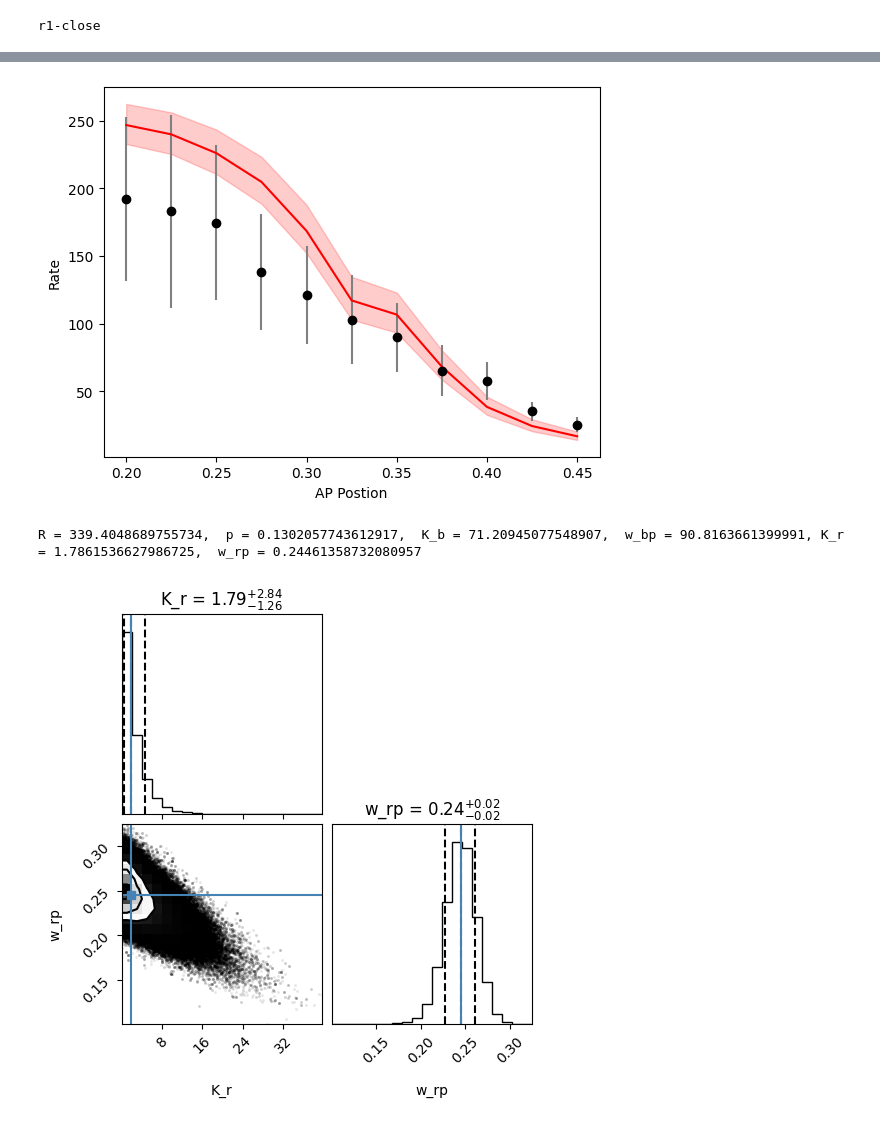
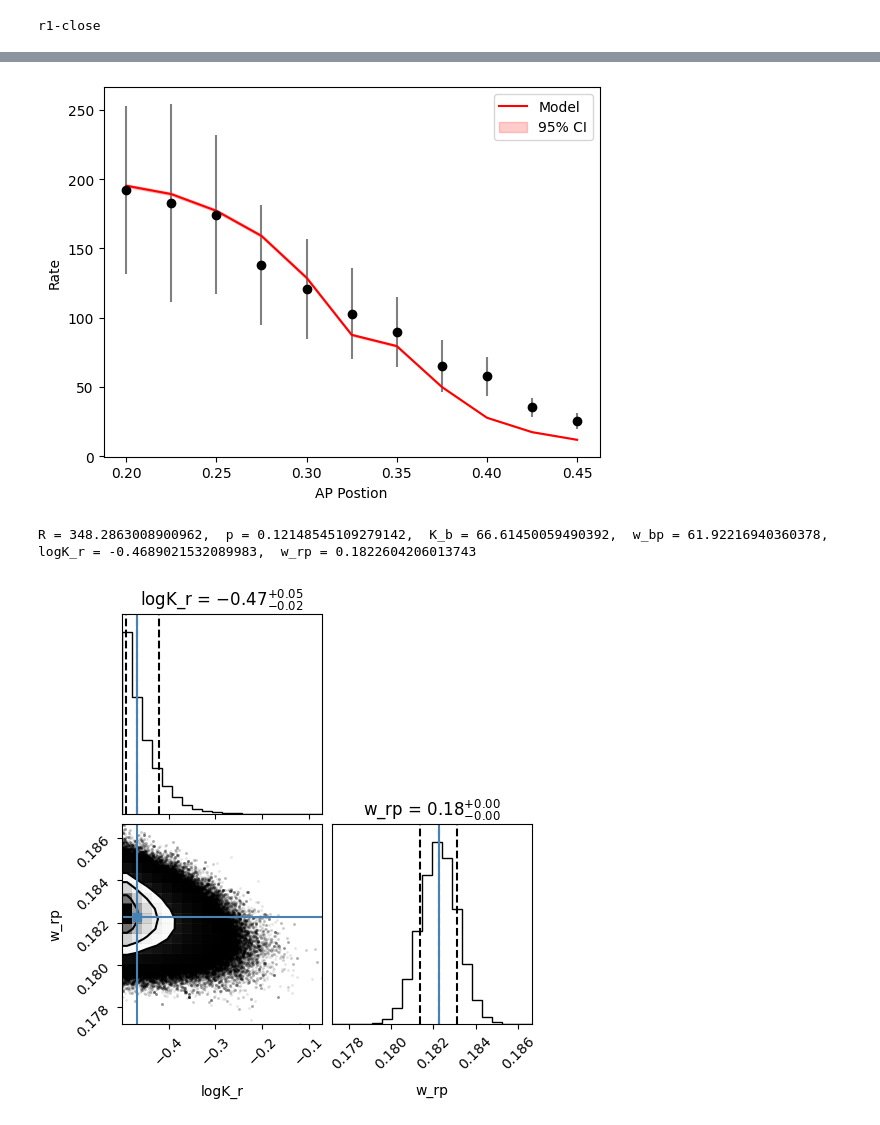
Before and after one commit to yangjun9095/OpposingGradients_Analysis, a Jupyter notebook: PythonMCMC_OppGrad/MCMC_1BS.ipynb, the cells around one changed output, grey strips where cells are left out. Cells and saved outputs as stored; diff of their text form; code cells hidden in the pictures.

Commit message:
Added walker graphs

```diff
--- a/PythonMCMC_OppGrad/MCMC_1BS.ipynb
+++ b/PythonMCMC_OppGrad/MCMC_1BS.ipynb
@@ -60,10 +60,10 @@ r1-close
 # %%
 # Define the model function
 def model_1bs(theta, theta_fixed, Bcd, Runt):
-    K_r, w_rp = theta
+    logK_r, w_rp = theta
     R, p, K_b, w_bp = theta_fixed
     b = Bcd/K_b
-    r = Runt/K_r
+    r = Runt/(10**logK_r)
     Z = 1 + (b**6) + r + r*(b**6) + p + (b**6)*p*w_bp+ r*p*w_rp + r*(b**6)*p*w_bp*w_rp
     return R*((p + (b**6)*p*w_bp+ r*p*w_rp + r*(b**6)*p*w_bp*w_rp)/Z)
 
@@ -75,21 +75,26 @@ def model_1bs_null(theta, theta_fixed, Bcd, Runt):
 
 
 # Define the log-likelihood function
+# def log_likelihood(theta, model, theta_fixed, Bcd, Runt, Rate, Rate_err):
+#     model_Rate = model(theta, theta_fixed, Bcd, Runt)
+#     sigma2 = Rate_err ** 2
+#     return -0.5 * np.sum(((Rate - model_Rate)**2)/sigma2 + np.log(sigma2))
+# Defin the log-likehood function
 def log_likelihood(theta, model, theta_fixed, Bcd, Runt, Rate, Rate_err):
     model_Rate = model(theta, theta_fixed, Bcd, Runt)
     sigma2 = Rate_err ** 2
-    return -0.5 * np.sum(((Rate - model_Rate)**2)/sigma2 + np.log(sigma2))
+    return -0.5 * np.sum(((Rate - model_Rate)**2))
 
 # Define the log-prior function
 def log_prior_1bs_null(theta):
     R, p, K_b, w_bp = theta
-    if (50 < R < 419) and (0.0001 < p < 0.4) and (0 < K_b < 90) and (5 < w_bp < 150):
+    if (50 < R < 419) and (0.0001 < p < 0.4) and (60 < K_b < 90) and (20 < w_bp < 90):
         return 0.0
     else:
         return -np.inf
 def log_prior_1bs(theta):
-    K_r, w_rp = theta
-    if (0.1 < K_r < 10**3) and (0 < w_rp < 1.2):
+    logK_r, w_rp = theta
+    if (-0.5 < logK_r < 1) and (0 < w_rp < 1.2):
         return 0.0
     else:
         return -np.inf
@@ -112,14 +117,14 @@ def log_posterior_1bs(theta, model, theta_fixed, Bcd, Runt, Rate, Rate_err):
 # Set up the sampler
 ndim = 4
 nwalkers = 200
-theta0 = [100, 0.1, 10, 50] #original theta0 from looking at files
+theta0 = [100, 0.1, 70, 60] #original theta0 from looking at files
 #theta0 = [350, 0.1, 70, 60]
 
 # R, p, K_b, w_bp, K_r, w_rp
 cov = np.diag([1, 0.01, 0.1, 1]) # Covariance matrix
 move = emcee.moves.GaussianMove(cov)
 
-pos = [theta0 + 1e-4*np.random.randn(ndim) for i in range(nwalkers)]
+pos = [theta0 + [1, 0.01, 0.1, 1]*np.random.randn(ndim) for i in range(nwalkers)]
 sampler = emcee.EnsembleSampler(nwalkers, ndim, log_posterior_1bs_null,
                                 args=(model_1bs_null, [], Bcd, Runt, Rate_null_mean, Rate_null_err))
 
@@ -176,7 +192,7 @@ plt.show()
 # Set up the sampler
 ndim = 2
 nwalkers = 200
-theta0 = [5, 0.5]
+theta0 = [0, 0.5]
 theta_fixed = theta_nullParams # Get Runt Null paremeters from previous cell
 
 # R, p, K_b, w_bp, K_r, w_rp
@@ -217,22 +233,23 @@ Rate_fit_upper = model_1bs(theta0_CI[1,:], theta_nullParams, Bcd, Runt)
 ax.fill_between(APbins, Rate_fit_lower, Rate_fit_upper, color='red', alpha=0.2, label='95% CI')
 ax.set_xlabel('AP Postion')
 ax.set_ylabel('Rate')
+plt.legend()
 plt.show()
 
 print('R = ' + str(theta_nullParams[0]) + ', ', 'p = ' + str(theta_nullParams[1]) + ', ', 'K_b = ' + str(theta_nullParams[2]) + ', ',
-      'w_bp = ' + str(theta_nullParams[3])+ ',', 'K_r = ' + str(theta_WTParams[0]) + ', ', 'w_rp = ' + str(theta_WTParams[1]))
+      'w_bp = ' + str(theta_nullParams[3])+ ',', 'logK_r = ' + str(theta_WTParams[0]) + ', ', 'w_rp = ' + str(theta_WTParams[1]))
 # %% [output]
-[figure, old version]
+[figure, new version]
-R = 339.4048689755734,  p = 0.1302057743612917,  K_b = 71.20945077548907,  w_bp = 90.8163661399991, K_r = 1.7861536627986725,  w_rp = 0.24461358732080957
+R = 348.2863008900962,  p = 0.12148545109279142,  K_b = 66.61450059490392,  w_bp = 61.92216940360378, logK_r = -0.4689021532089983,  w_rp = 0.1822604206013743
 # %%
 # Plot the corner plot with Runt WT parameters shown as lines
-labels = ['K_r', 'w_rp']
+labels = ['logK_r', 'w_rp']
 fig = corner.corner(samples, labels=labels, truths=theta_WTParams, quantiles=[0.16, 0.5, 0.84],
                     show_titles=True, title_kwargs={"fontsize": 12})
 plt.show()
 
 # labels = ['K_r', 'w_rp']
 # fig = corner.corner(samples, labels=labels)
 # plt.show()
 # %% [output]
-[figure, old version]
+[figure, new version]
```
Also changed, not shown: parts of 4 cells of this notebook, 1 other file.
